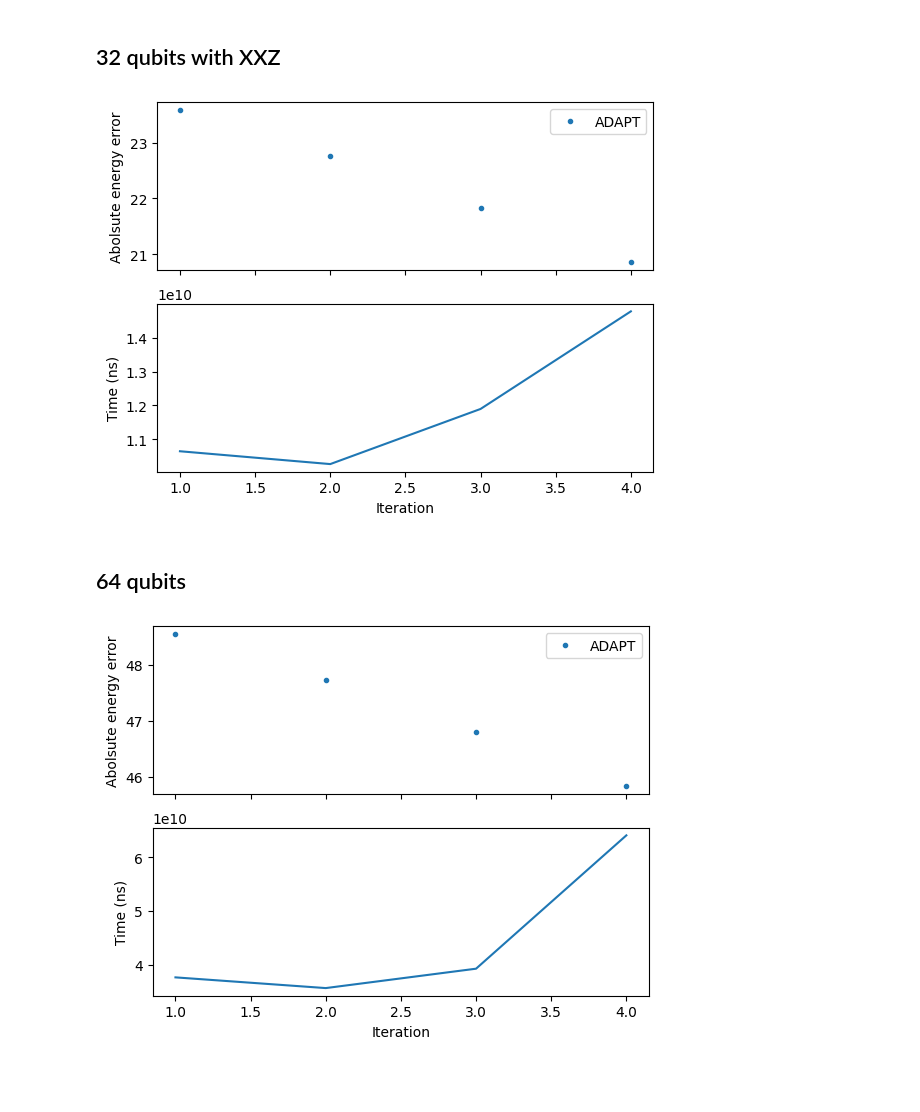
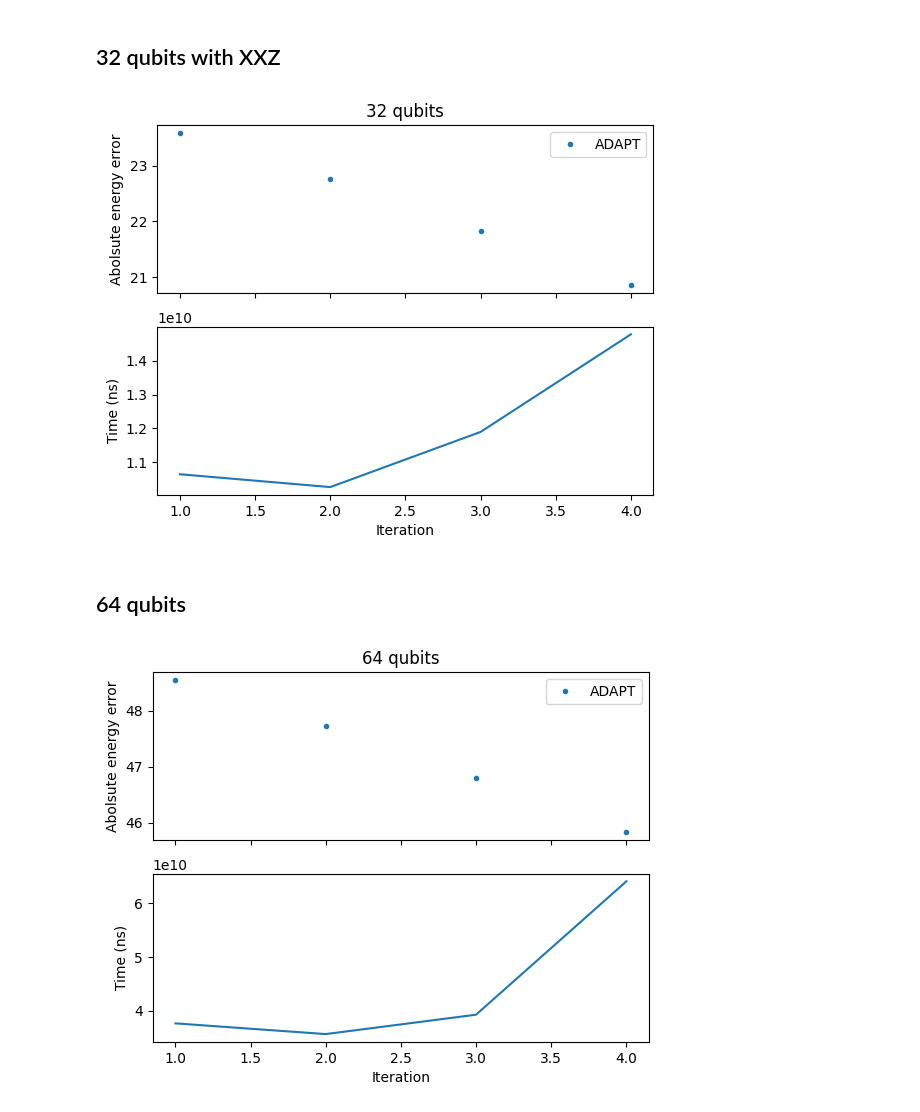
Before and after one commit to mafaldaramoa/ceo-adapt-vqe, a Jupyter notebook: examples/tn_64_qubits_plot.ipynb, the cells around one changed output. Saved outputs shown, nothing was run; the diff lists cells and outputs as text; code cells hidden in the pictures; blank space fills up the shorter version.

Commit message:
Redid plots.

```diff
--- a/examples/tn_64_qubits_plot.ipynb
+++ b/examples/tn_64_qubits_plot.ipynb
@@ -15,15 +15,16 @@ adapt_err = np.abs(adapt_energies - dmrg_energy)
 # %%
 fig, ax = plt.subplots(2, 1, sharex=True)
 ax[0].plot(range(1, len(adapt_energies) + 1), adapt_err, '.', label="ADAPT")
 # ax[0].hlines(dmrg_energy, 1, len(adapt_energies), color='k', label="DMRG")
 ax[0].legend()
 ax[0].set_ylabel("Abolsute energy error")
+ax[0].set_title("32 qubits")
 ax[1].plot(range(1, len(adapt_times) + 1), adapt_times)
 ax[1].set_ylabel("Time (ns)")
 ax[1].set_xlabel("Iteration")
 plt.savefig("xxz_32_qubits_convergence.pdf")
 # %% [output]
-[figure, old version]
+[figure, new version]
 # %% [markdown]
 ## 64 qubits
 # %%
@@ -40,9 +41,10 @@ ax[0].plot(range(1, len(adapt_energies) + 1), adapt_err, '.', label="ADAPT")
 # ax[0].hlines(dmrg_energy, 1, len(adapt_energies), color='k', label="DMRG")
 ax[0].legend()
 ax[0].set_ylabel("Abolsute energy error")
+ax[0].set_title("64 qubits")
 ax[1].plot(range(1, len(adapt_times) + 1), adapt_times)
 ax[1].set_ylabel("Time (ns)")
 ax[1].set_xlabel("Iteration")
 plt.savefig("xxz_64_qubits_convergence.pdf")
 # %% [output]
-[figure, old version]
+[figure, new version]
```
Also changed, not shown: 3 other files.
